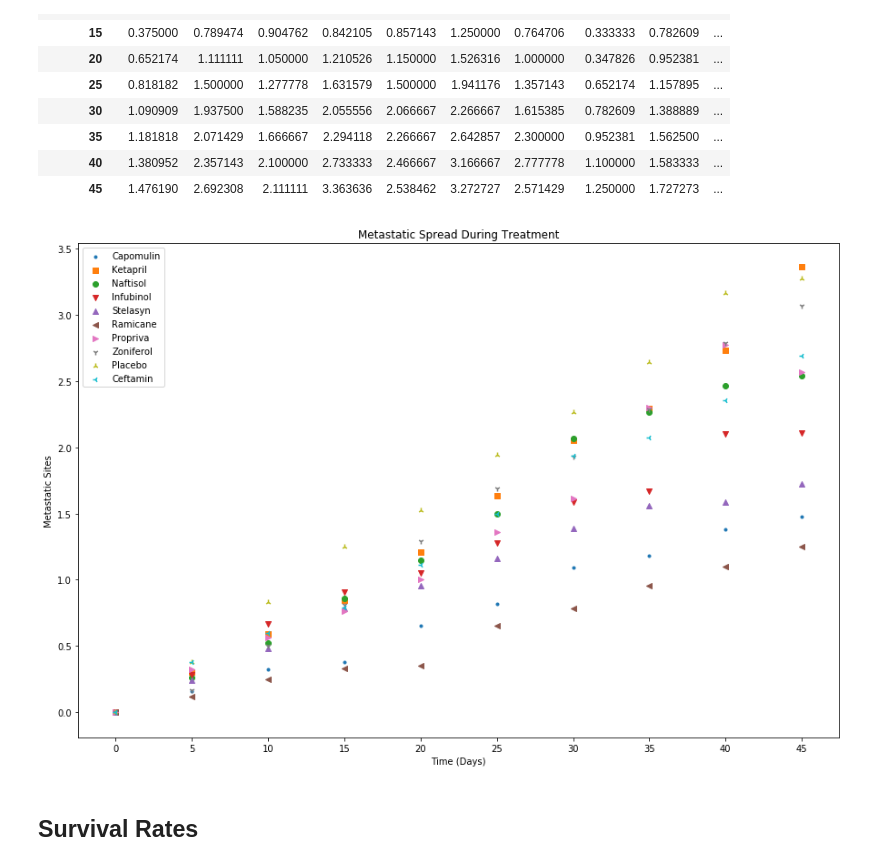
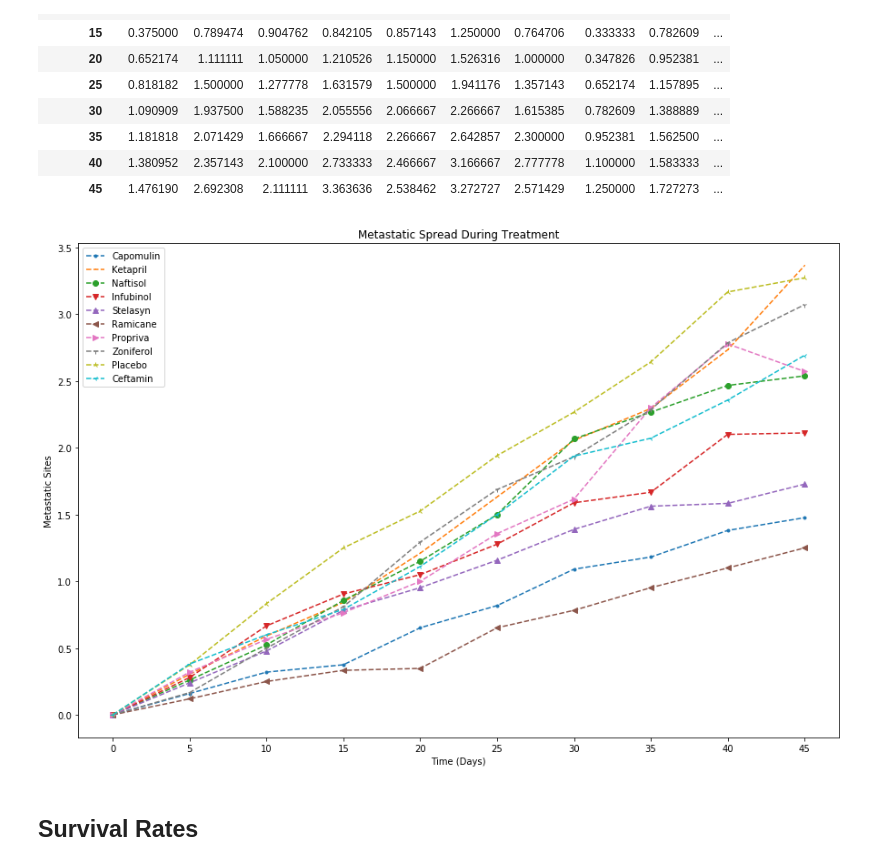
Before and after one commit to jamiejin91/python-challenge, a Jupyter notebook: xJamieJin_HW5/xJamieJin_HW5.ipynb, the cells around one changed output. Cells and saved outputs as stored; diff of their text form; code cells hidden in the pictures.

```diff
--- a/xJamieJin_HW5/xJamieJin_HW5.ipynb
+++ b/xJamieJin_HW5/xJamieJin_HW5.ipynb
@@ -47,7 +47,7 @@ df_tumor_y = []
 plt.figure(figsize=(15,10))
 for i in range(len(drug_names)):
     df_tumor_y.append(list(df_tumor.loc[df_tumor['Drug'] == drug_names[i]]['Tumor Volume (mm3)']))
-    plt.scatter(df_tumor_x,df_tumor_y[i],marker=markers[i],label=drug_names[i])
+    plt.plot(df_tumor_x,df_tumor_y[i],marker=markers[i],label=drug_names[i],linestyle='--')
 
 plt.legend(loc='best')
 plt.title("Tumor Response to Treatment")
@@ -85,20 +85,20 @@ df_meta_final
 # %%
 df_meta_x = list(df_meta_final.index.values)
 df_meta_y = []
 
 plt.figure(figsize=(15,10))
 for i in range(len(drug_names)):
     df_meta_y.append(list(df_meta.loc[df_meta['Drug'] == drug_names[i]]['Metastatic Sites']))
-    plt.scatter(df_meta_x,df_meta_y[i],marker=markers[i],label=drug_names[i])
+    plt.plot(df_meta_x,df_meta_y[i],marker=markers[i],label=drug_names[i], linestyle="--")
 
 plt.legend(loc='best')
 plt.title("Metastatic Spread During Treatment")
 plt.xlabel("Time (Days)")
 plt.ylabel("Metastatic Sites")
 plt.xticks(list(df_meta_x))
 plt.show()
 # %% [output]
-[figure, old version]
+[figure, new version]
 # %% [markdown]
 ## Survival Rates
 # %%
```
Also changed, not shown: parts of 3 cells of this notebook.
